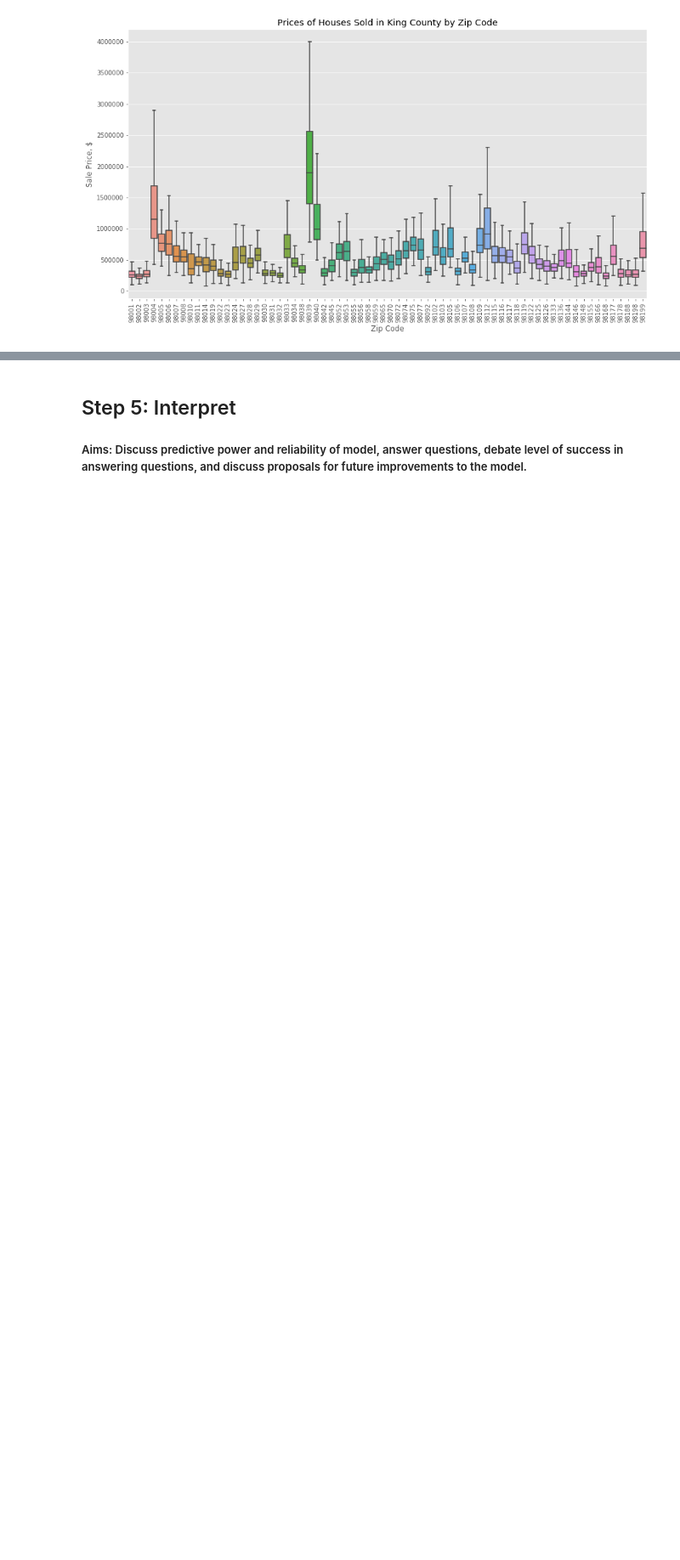
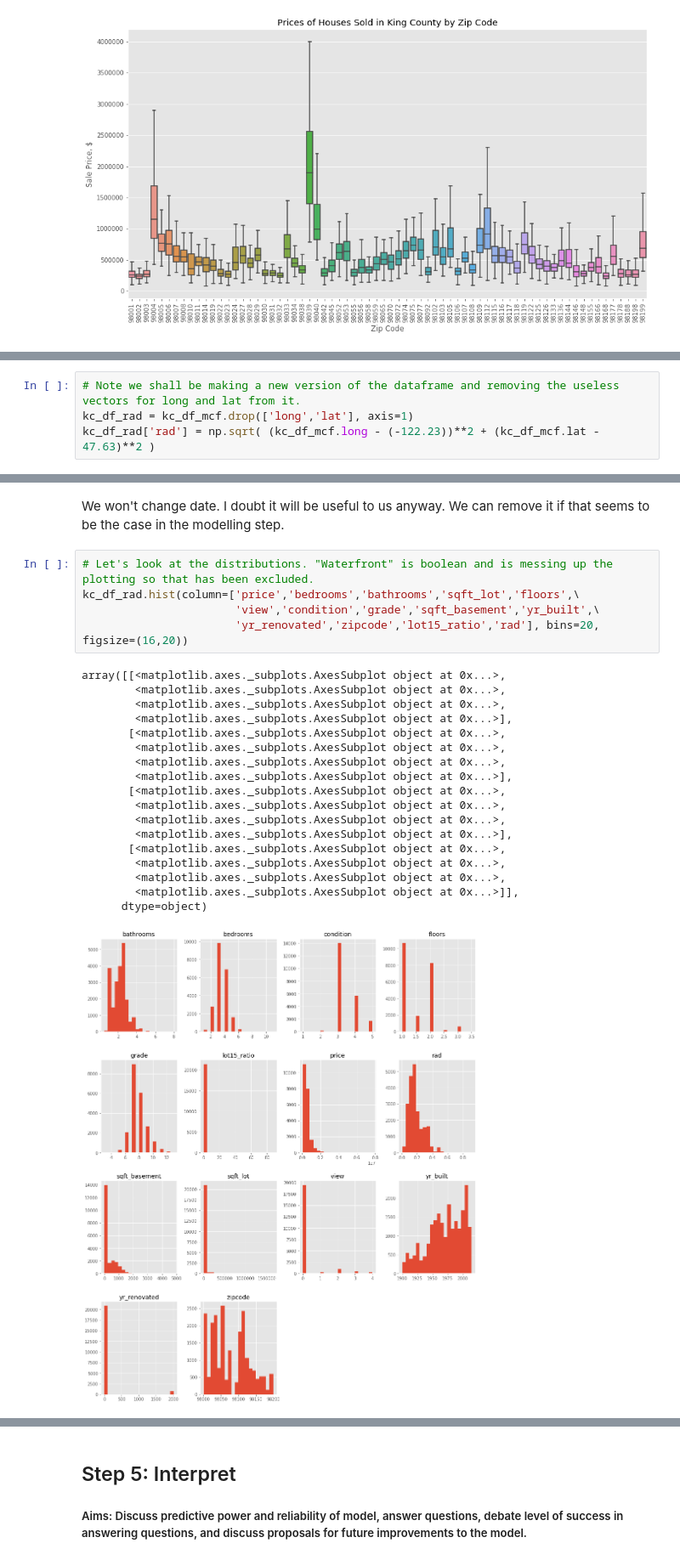
Before and after one commit to MatthewCFreeman/Project-1-KC-Housing-Data, a Jupyter notebook: Project-1-Notebook.ipynb, the cells around one changed output, grey strips where cells are left out. Shown at 85% size. Drawn from its saved outputs; the diff is of its cells as text; blank space fills up the shorter version.

```diff
--- a/Project-1-Notebook.ipynb
+++ b/Project-1-Notebook.ipynb
@@ -596,0 +628,4 @@ min(x)
+# %%
+# Note we shall be making a new version of the dataframe and removing the useless vectors for long and lat from it.
+kc_df_rad = kc_df_mcf.drop(['long','lat'], axis=1)
+kc_df_rad['rad'] = np.sqrt( (kc_df_mcf.long - (-122.23))**2 + (kc_df_mcf.lat - 47.63)**2 )
@@ -596,0 +645,26 @@ min(x)
+# %% [markdown]
+We won't change date. I doubt it will be useful to us anyway. We can remove it if that seems to be the case in the modelling step.
+# %%
+# Let's look at the distributions. "Waterfront" is boolean and is messing up the plotting so that has been excluded.
+kc_df_rad.hist(column=['price','bedrooms','bathrooms','sqft_lot','floors',\
+                       'view','condition','grade','sqft_basement','yr_built',\
+                       'yr_renovated','zipcode','lot15_ratio','rad'], bins=20, figsize=(16,20))
+# %% [output]
+array([[<matplotlib.axes._subplots.AxesSubplot object at 0x...>,
+        <matplotlib.axes._subplots.AxesSubplot object at 0x...>,
+        <matplotlib.axes._subplots.AxesSubplot object at 0x...>,
+        <matplotlib.axes._subplots.AxesSubplot object at 0x...>],
+       [<matplotlib.axes._subplots.AxesSubplot object at 0x...>,
+        <matplotlib.axes._subplots.AxesSubplot object at 0x...>,
+        <matplotlib.axes._subplots.AxesSubplot object at 0x...>,
+        <matplotlib.axes._subplots.AxesSubplot object at 0x...>],
+       [<matplotlib.axes._subplots.AxesSubplot object at 0x...>,
+        <matplotlib.axes._subplots.AxesSubplot object at 0x...>,
+        <matplotlib.axes._subplots.AxesSubplot object at 0x...>,
+        <matplotlib.axes._subplots.AxesSubplot object at 0x...>],
+       [<matplotlib.axes._subplots.AxesSubplot object at 0x...>,
+        <matplotlib.axes._subplots.AxesSubplot object at 0x...>,
+        <matplotlib.axes._subplots.AxesSubplot object at 0x...>,
+        <matplotlib.axes._subplots.AxesSubplot object at 0x...>]],
+      dtype=object)
+[figure, added]
```
Also changed, not shown: parts of 29 cells of this notebook.
